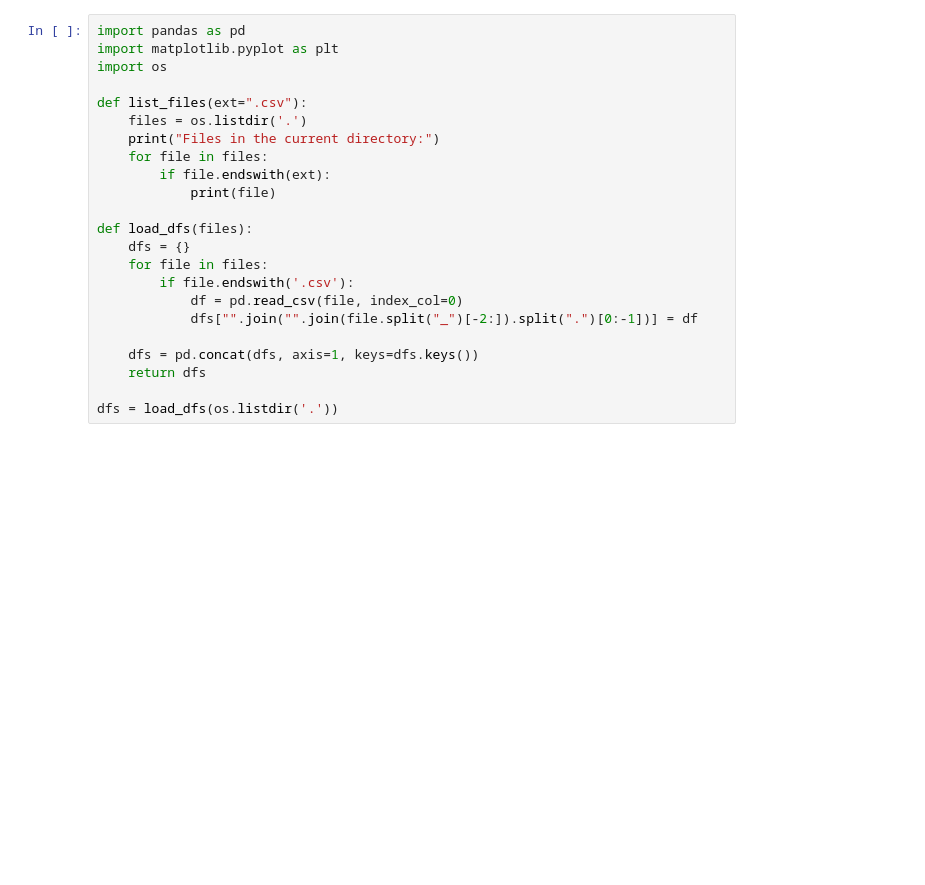
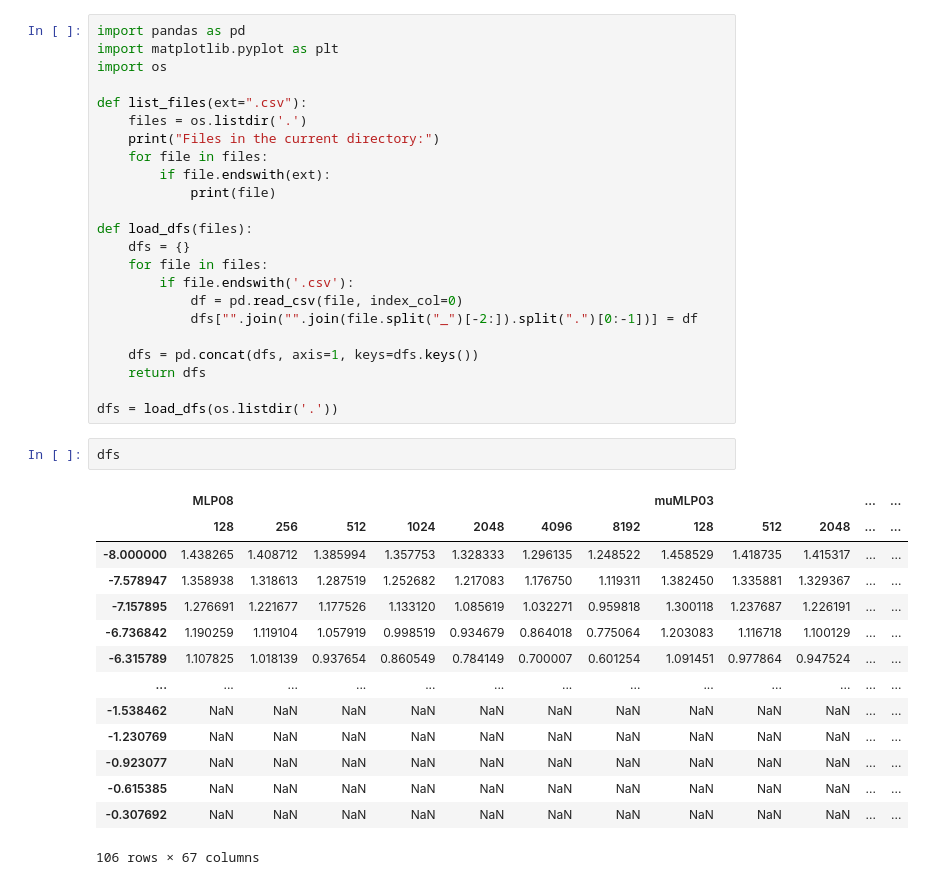
Before and after one commit to Laz4rz/mup-abc, a Jupyter notebook: examples/MLP/results/compare_results.ipynb, the cells around one changed output. Cells and saved outputs as stored; diff of their text form; blank space fills up the shorter version.

```diff
--- a/examples/MLP/results/compare_results.ipynb
+++ b/examples/MLP/results/compare_results.ipynb
@@ -21,3 +21,20 @@ def load_dfs(files):
     return dfs
 
 dfs = load_dfs(os.listdir('.'))
+# %%
+dfs
+# %% [output]
+|  | MLP08 |  |  |  |  |  |  | muMLP03 |  |  | ... | ... |
+|  | 128 | 256 | 512 | 1024 | 2048 | 4096 | 8192 | 128 | 512 | 2048 | ... | ... |
+| -8.000000 | 1.438265 | 1.408712 | 1.385994 | 1.357753 | 1.328333 | 1.296135 | 1.248522 | 1.458529 | 1.418735 | 1.415317 | ... | ... |
+| -7.578947 | 1.358938 | 1.318613 | 1.287519 | 1.252682 | 1.217083 | 1.176750 | 1.119311 | 1.382450 | 1.335881 | 1.329367 | ... | ... |
+| -7.157895 | 1.276691 | 1.221677 | 1.177526 | 1.133120 | 1.085619 | 1.032271 | 0.959818 | 1.300118 | 1.237687 | 1.226191 | ... | ... |
+| -6.736842 | 1.190259 | 1.119104 | 1.057919 | 0.998519 | 0.934679 | 0.864018 | 0.775064 | 1.203083 | 1.116718 | 1.100129 | ... | ... |
+| -6.315789 | 1.107825 | 1.018139 | 0.937654 | 0.860549 | 0.784149 | 0.700007 | 0.601254 | 1.091451 | 0.977864 | 0.947524 | ... | ... |
+| ... | ... | ... | ... | ... | ... | ... | ... | ... | ... | ... | ... | ... |
+| -1.538462 | NaN | NaN | NaN | NaN | NaN | NaN | NaN | NaN | NaN | NaN | ... | ... |
+| -1.230769 | NaN | NaN | NaN | NaN | NaN | NaN | NaN | NaN | NaN | NaN | ... | ... |
+| -0.923077 | NaN | NaN | NaN | NaN | NaN | NaN | NaN | NaN | NaN | NaN | ... | ... |
+| -0.615385 | NaN | NaN | NaN | NaN | NaN | NaN | NaN | NaN | NaN | NaN | ... | ... |
+| -0.307692 | NaN | NaN | NaN | NaN | NaN | NaN | NaN | NaN | NaN | NaN | ... | ... |
+106 rows × 67 columns
```
Also changed, not shown: parts of 3 cells of this notebook, 2 other files.
